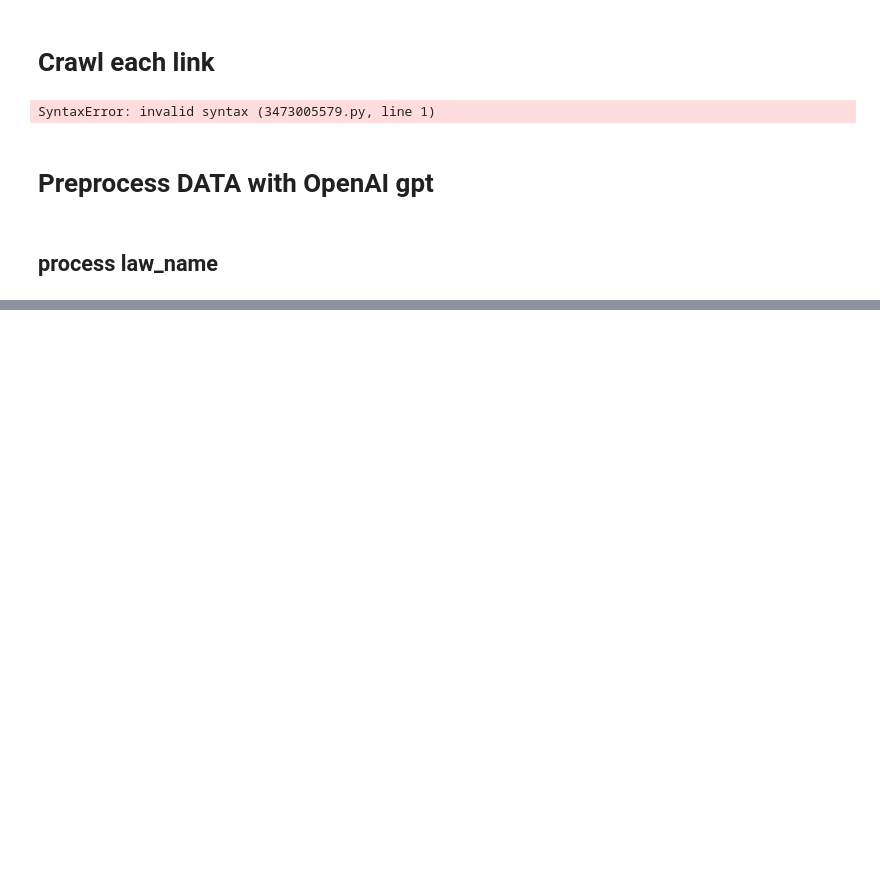
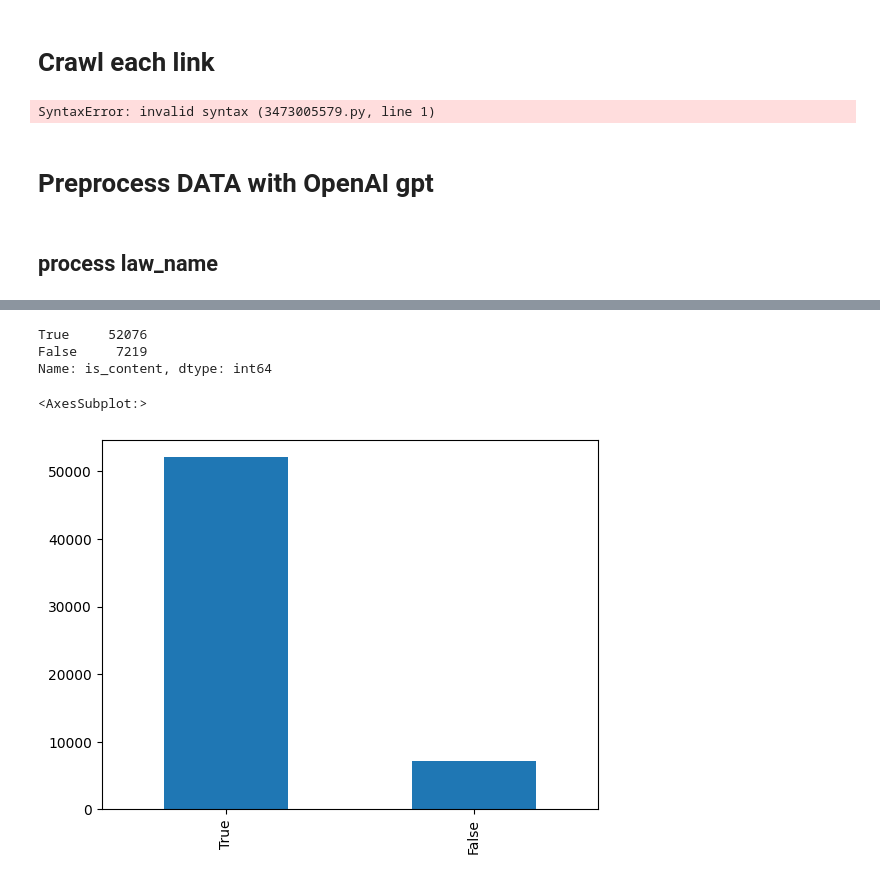
Before and after one commit to trongthanht3/vbpl_crawler, a Jupyter notebook: crawl_vbpl.ipynb, the cells around one changed output, grey strips where cells are left out. Drawn from its saved outputs; the diff is of its cells as text; code cells hidden in the pictures; blank space fills up the shorter version.

```diff
--- a/crawl_vbpl.ipynb
+++ b/crawl_vbpl.ipynb
@@ -471,0 +737,3 @@ for i in range(0, len(df_law_name)):
+# %%
+law_full = pd.read_csv("raw_data/df_law_corpus_full.csv")
+law_full
@@ -471,0 +754,13 @@ for i in range(0, len(df_law_name)):
+# %%
+import seaborn as sns
+
+type_counts = law_full['is_content'].value_counts()
+print(type_counts)
+type_counts.plot(kind='bar')
+# sns.barplot(data=df, x=type_counts, y=df['isExpire'])
+# %% [output]
+True     52076
+False     7219
+Name: is_content, dtype: int64
+<AxesSubplot:>
+[figure, added]
```
Also changed, not shown: parts of 81 cells of this notebook, 1 other file.
